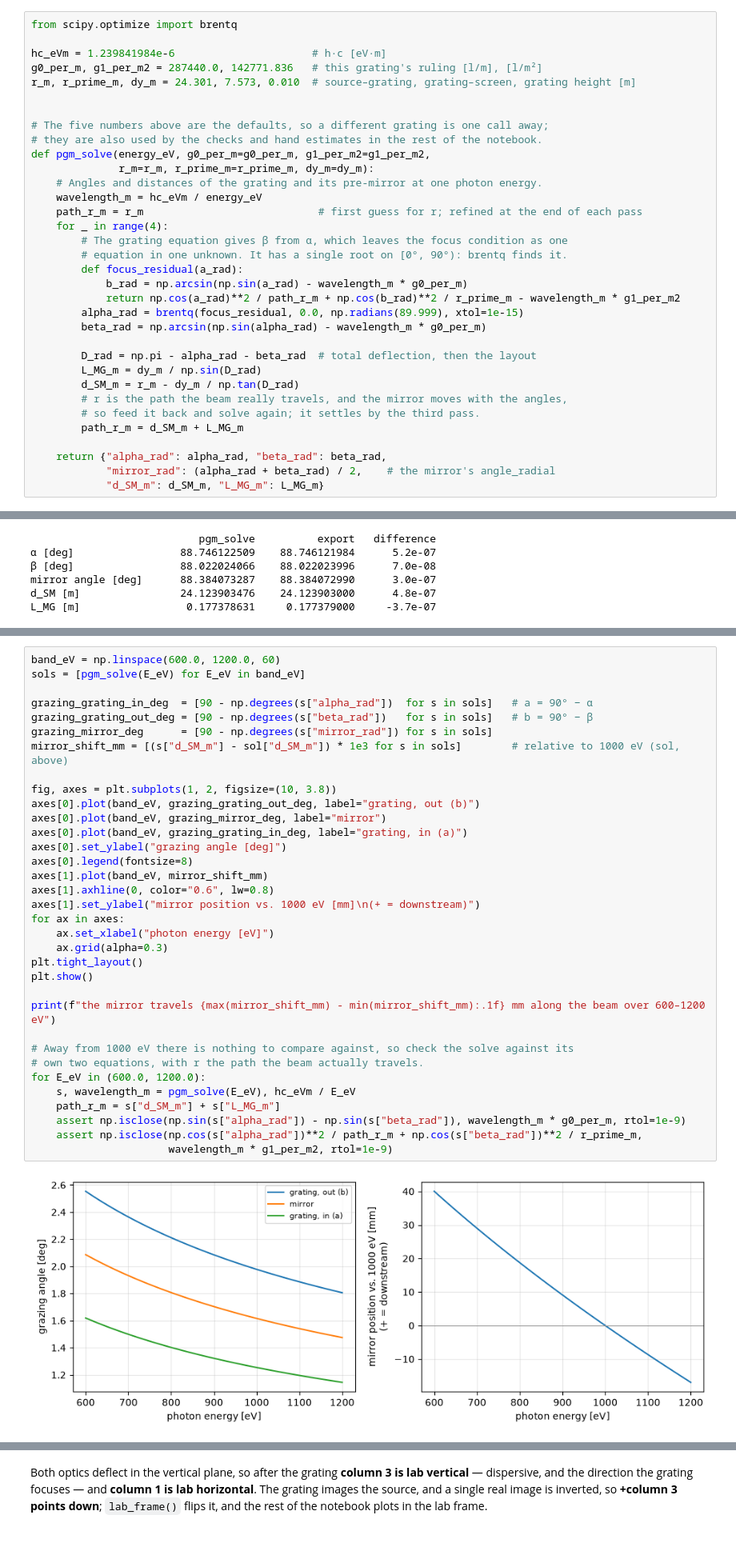
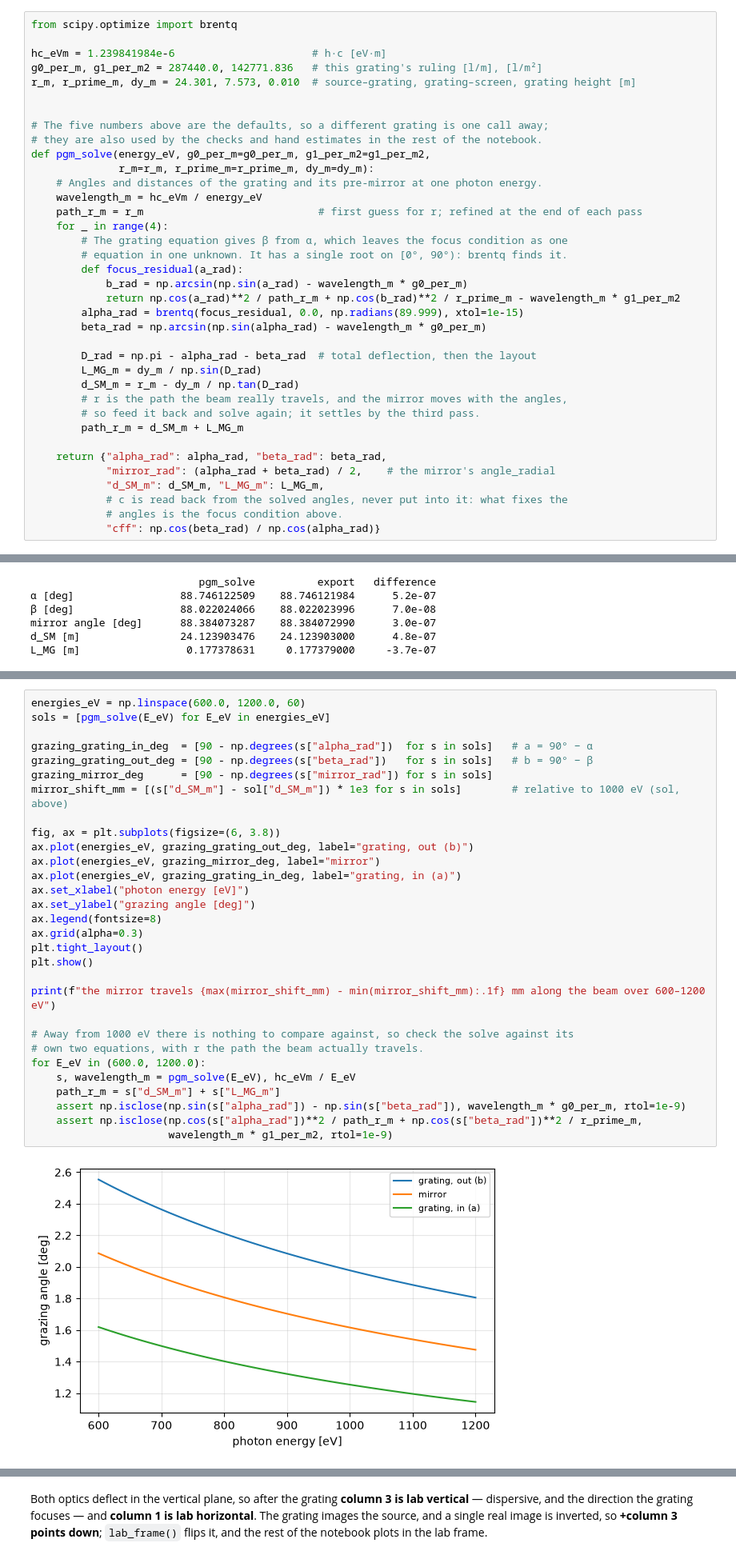
Before and after one commit to whorwhey/shadow4_scripting_tutorial, a Jupyter notebook: 02_monochromator.ipynb, the cells around one changed output, grey strips where cells are left out. Shown at 80% size. Drawn from its saved outputs; the diff is of its cells as text.

```diff
--- a/02_monochromator.ipynb
+++ b/02_monochromator.ipynb
@@ -319,7 +323,10 @@ def pgm_solve(energy_eV, g0_per_m=g0_per_m, g1_per_m2=g1_per_m2,
 
     return {"alpha_rad": alpha_rad, "beta_rad": beta_rad,
             "mirror_rad": (alpha_rad + beta_rad) / 2,    # the mirror's angle_radial
-            "d_SM_m": d_SM_m, "L_MG_m": L_MG_m}
+            "d_SM_m": d_SM_m, "L_MG_m": L_MG_m,
+            # c is read back from the solved angles, never put into it: what fixes the
+            # angles is the focus condition above.
+            "cff": np.cos(beta_rad) / np.cos(alpha_rad)}
 # %% [markdown]
 At 1000 eV the solve must return what the widget gave the export — and what the widget's *Ray-Tracing Output* shows: α = 88.746122°, β = 88.022024°, source–mirror 24.123903 m, mirror–grating 0.177379 m.
 # %%
@@ -355,39 +362,35 @@ The solve answers at any energy. Between 600 and 1200 eV, the angles change by a
 # %%
-band_eV = np.linspace(600.0, 1200.0, 60)
-sols = [pgm_solve(E_eV) for E_eV in band_eV]
+energies_eV = np.linspace(600.0, 1200.0, 60)
+sols = [pgm_solve(E_eV) for E_eV in energies_eV]
 
 grazing_grating_in_deg  = [90 - np.degrees(s["alpha_rad"])  for s in sols]   # a = 90° − α
 grazing_grating_out_deg = [90 - np.degrees(s["beta_rad"])   for s in sols]   # b = 90° − β
 grazing_mirror_deg      = [90 - np.degrees(s["mirror_rad"]) for s in sols]
 mirror_shift_mm = [(s["d_SM_m"] - sol["d_SM_m"]) * 1e3 for s in sols]        # relative to 1000 eV (sol, above)
 
-fig, axes = plt.subplots(1, 2, figsize=(10, 3.8))
-axes[0].plot(band_eV, grazing_grating_out_deg, label="grating, out (b)")
-axes[0].plot(band_eV, grazing_mirror_deg, label="mirror")
-axes[0].plot(band_eV, grazing_grating_in_deg, label="grating, in (a)")
-axes[0].set_ylabel("grazing angle [deg]")
-axes[0].legend(fontsize=8)
-axes[1].plot(band_eV, mirror_shift_mm)
-axes[1].axhline(0, color="0.6", lw=0.8)
-axes[1].set_ylabel("mirror position vs. 1000 eV [mm]\n(+ = downstream)")
-for ax in axes:
-    ax.set_xlabel("photon energy [eV]")
-    ax.grid(alpha=0.3)
+fig, ax = plt.subplots(figsize=(6, 3.8))
+ax.plot(energies_eV, grazing_grating_out_deg, label="grating, out (b)")
+ax.plot(energies_eV, grazing_mirror_deg, label="mirror")
+ax.plot(energies_eV, grazing_grating_in_deg, label="grating, in (a)")
+ax.set_xlabel("photon energy [eV]")
+ax.set_ylabel("grazing angle [deg]")
+ax.legend(fontsize=8)
+ax.grid(alpha=0.3)
 plt.tight_layout()
 plt.show()
 
 print(f"the mirror travels {max(mirror_shift_mm) - min(mirror_shift_mm):.1f} mm along the beam over 600–1200 eV")
 
 # Away from 1000 eV there is nothing to compare against, so check the solve against its
 # own two equations, with r the path the beam actually travels.
 for E_eV in (600.0, 1200.0):
     s, wavelength_m = pgm_solve(E_eV), hc_eVm / E_eV
     path_r_m = s["d_SM_m"] + s["L_MG_m"]
     assert np.isclose(np.sin(s["alpha_rad"]) - np.sin(s["beta_rad"]), wavelength_m * g0_per_m, rtol=1e-9)
     assert np.isclose(np.cos(s["alpha_rad"])**2 / path_r_m + np.cos(s["beta_rad"])**2 / r_prime_m,
                       wavelength_m * g1_per_m2, rtol=1e-9)
 # %% [output]
-[figure, old version]
+[figure, new version]
 the mirror travels 57.0 mm along the beam over 600–1200 eV
 # %% [markdown]
 ### 3.3 Elements, trace, record
```
Also changed, not shown: parts of 38 cells of this notebook, 6 other files.
